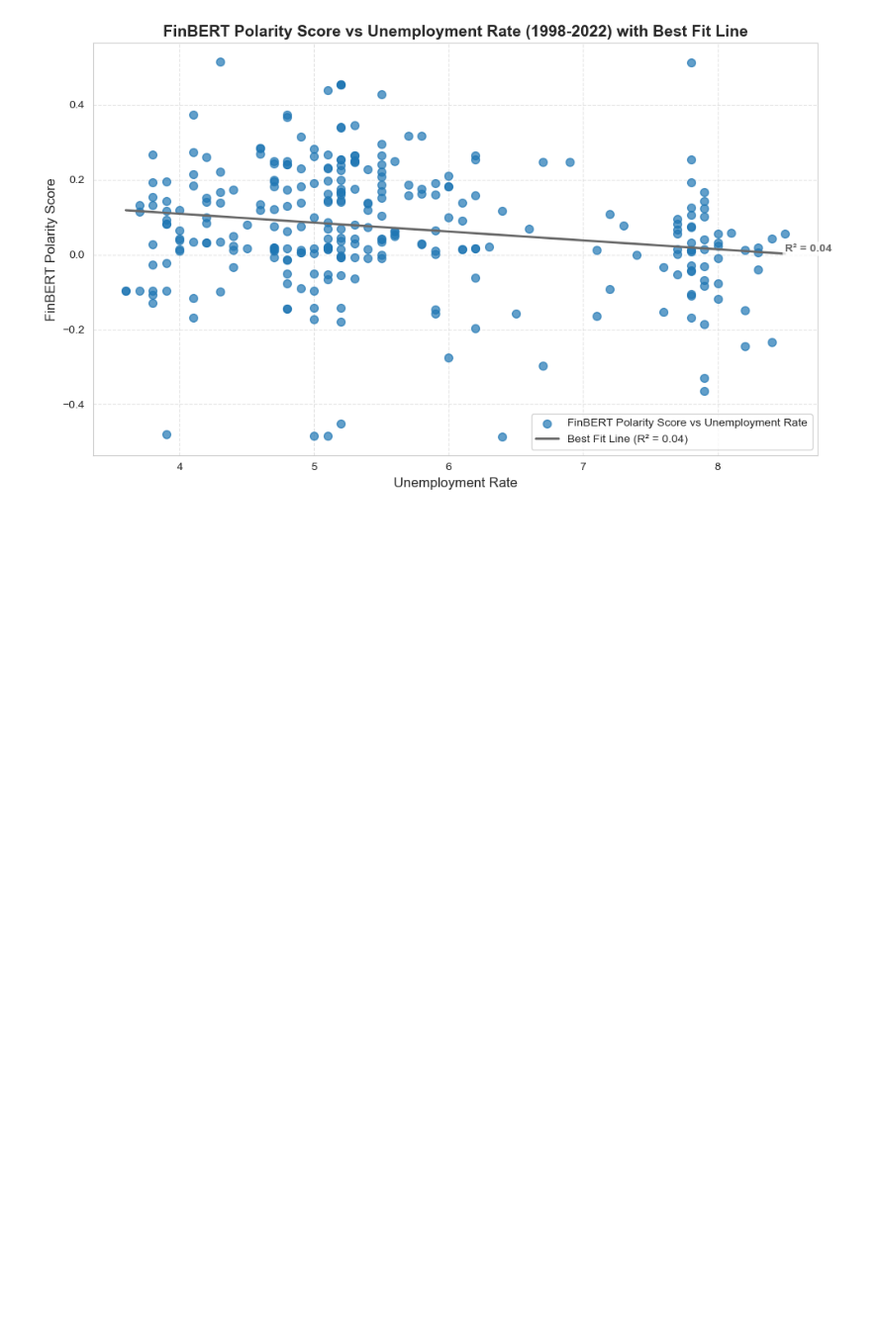
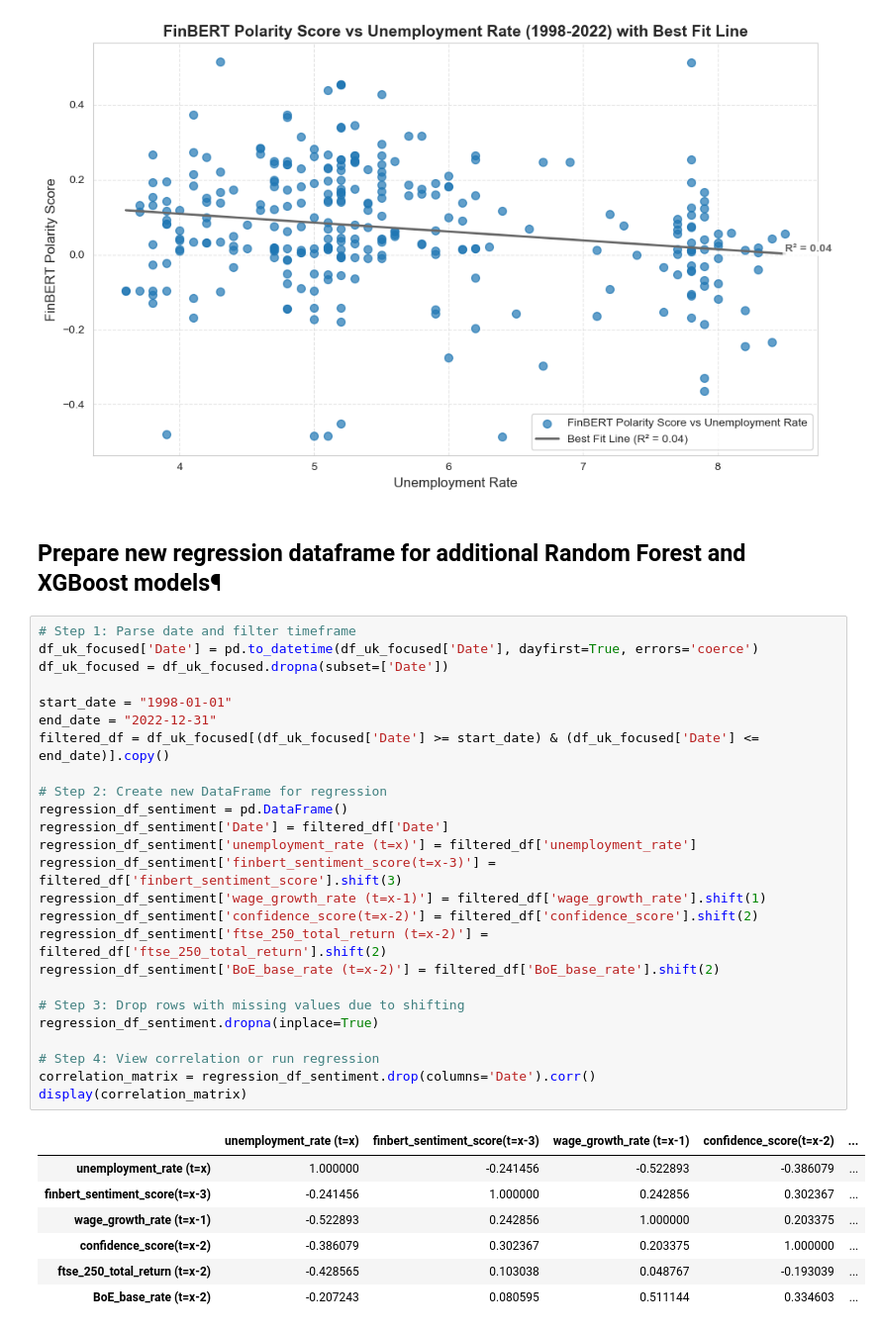
Before and after one commit to gamzebb/group-project, a Jupyter notebook: Further Analysis (Copies)/Unemployment analysis - sentiment, correlation, predictions (1998-22) vChecked (copy).ipynb, the cells around one changed output. Shown at 99% size. Saved outputs shown, nothing was run; the diff lists cells and outputs as text; blank space fills up the shorter version.

```diff
--- a/Further Analysis (Copies)/Unemployment analysis - sentiment, correlation, predictions (1998-22) vChecked (copy).ipynb
+++ b/Further Analysis (Copies)/Unemployment analysis - sentiment, correlation, predictions (1998-22) vChecked (copy).ipynb
@@ -1462,3 +1462,38 @@ else:
     plt.show()
 # %% [output]
 [figure]
+# %% [markdown]
+## Prepare new regression dataframe for additional Random Forest and XGBoost models¶
+# %%
+# Step 1: Parse date and filter timeframe
+df_uk_focused['Date'] = pd.to_datetime(df_uk_focused['Date'], dayfirst=True, errors='coerce')
+df_uk_focused = df_uk_focused.dropna(subset=['Date'])
+
+start_date = "1998-01-01"
+end_date = "2022-12-31"
+filtered_df = df_uk_focused[(df_uk_focused['Date'] >= start_date) & (df_uk_focused['Date'] <= end_date)].copy()
+
+# Step 2: Create new DataFrame for regression
+regression_df_sentiment = pd.DataFrame()
+regression_df_sentiment['Date'] = filtered_df['Date']
+regression_df_sentiment['unemployment_rate (t=x)'] = filtered_df['unemployment_rate']
+regression_df_sentiment['finbert_sentiment_score(t=x-3)'] = filtered_df['finbert_sentiment_score'].shift(3)
+regression_df_sentiment['wage_growth_rate (t=x-1)'] = filtered_df['wage_growth_rate'].shift(1)
+regression_df_sentiment['confidence_score(t=x-2)'] = filtered_df['confidence_score'].shift(2)
+regression_df_sentiment['ftse_250_total_return (t=x-2)'] = filtered_df['ftse_250_total_return'].shift(2)
+regression_df_sentiment['BoE_base_rate (t=x-2)'] = filtered_df['BoE_base_rate'].shift(2)
+
+# Step 3: Drop rows with missing values due to shifting
+regression_df_sentiment.dropna(inplace=True)
+
+# Step 4: View correlation or run regression
+correlation_matrix = regression_df_sentiment.drop(columns='Date').corr()
+display(correlation_matrix)
+# %% [output]
+|  | unemployment_rate (t=x) | finbert_sentiment_score(t=x-3) | wage_growth_rate (t=x-1) | confidence_score(t=x-2) | ... |
+| unemployment_rate (t=x) | 1.000000 | -0.241456 | -0.522893 | -0.386079 | ... |
+| finbert_sentiment_score(t=x-3) | -0.241456 | 1.000000 | 0.242856 | 0.302367 | ... |
+| wage_growth_rate (t=x-1) | -0.522893 | 0.242856 | 1.000000 | 0.203375 | ... |
+| confidence_score(t=x-2) | -0.386079 | 0.302367 | 0.203375 | 1.000000 | ... |
+| ftse_250_total_return (t=x-2) | -0.428565 | 0.103038 | 0.048767 | -0.193039 | ... |
+| BoE_base_rate (t=x-2) | -0.207243 | 0.080595 | 0.511144 | 0.334603 | ... |
```
Also changed, not shown: parts of 4 cells of this notebook.
